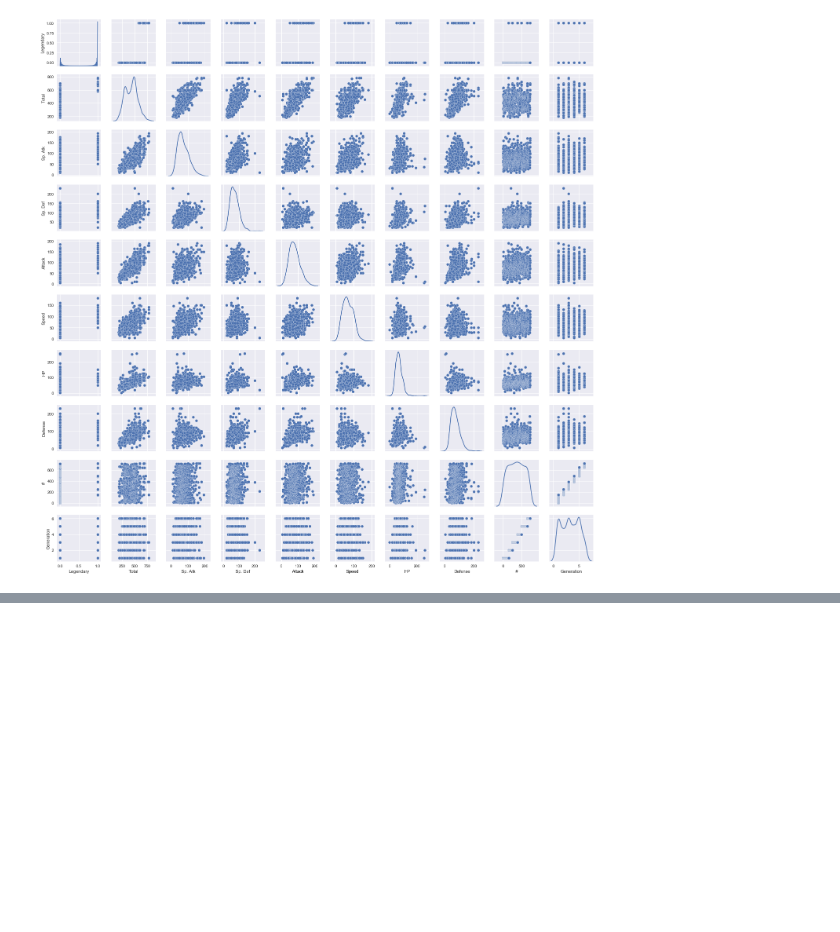
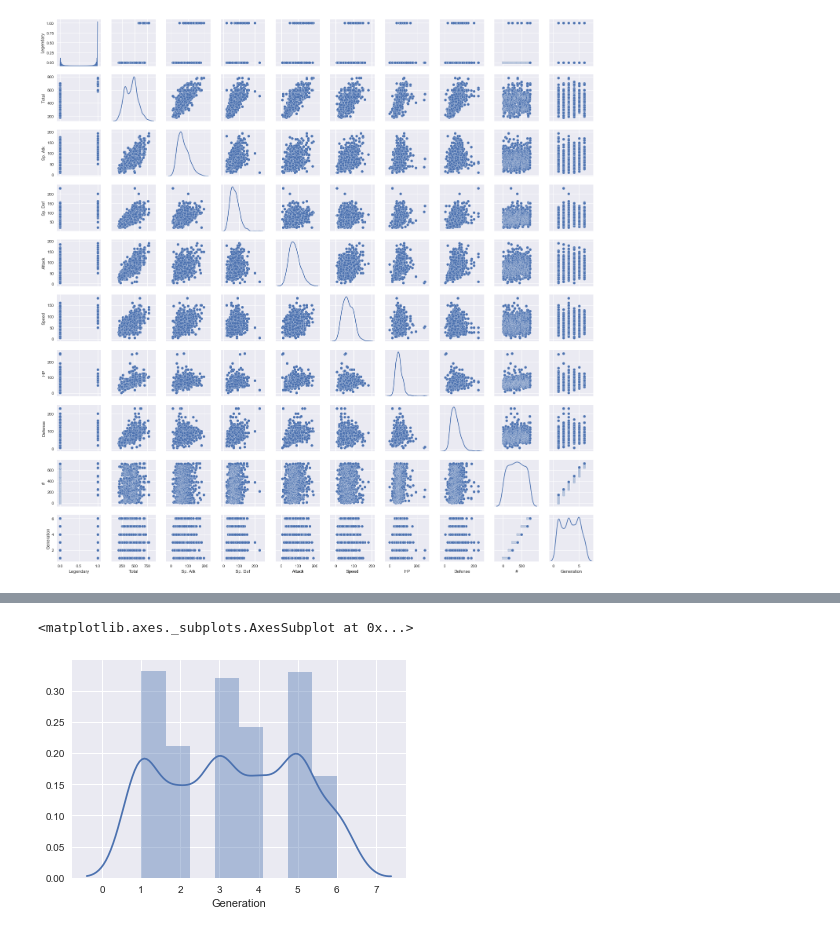
Before and after one commit to enriqueb721/100DaysOfMLCode, a Jupyter notebook: 2. Exploratory Data Analysis/EDA.ipynb, the cells around one changed output, grey strips where cells are left out. Drawn from its saved outputs; the diff is of its cells as text; code cells hidden in the pictures; blank space fills up the shorter version.

```diff
--- a/2. Exploratory Data Analysis/EDA.ipynb
+++ b/2. Exploratory Data Analysis/EDA.ipynb
@@ -142,0 +155,5 @@ plt.show()
+# %%
+sns.distplot(pkmn_data['Generation'])
+# %% [output]
+<matplotlib.axes._subplots.AxesSubplot at 0x...>
+[figure, added]
```
Also changed, not shown: parts of 5 cells of this notebook, 4 other files.
